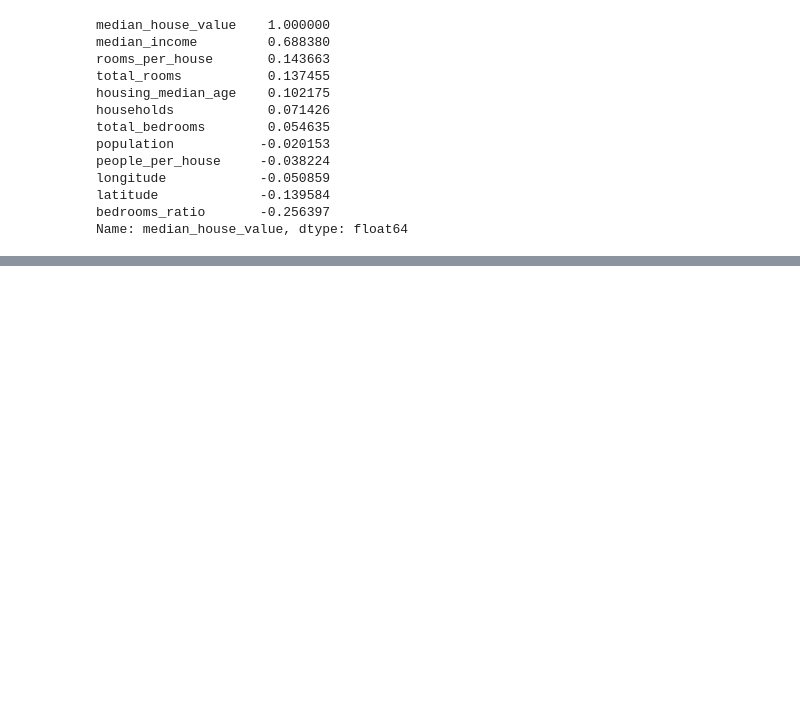
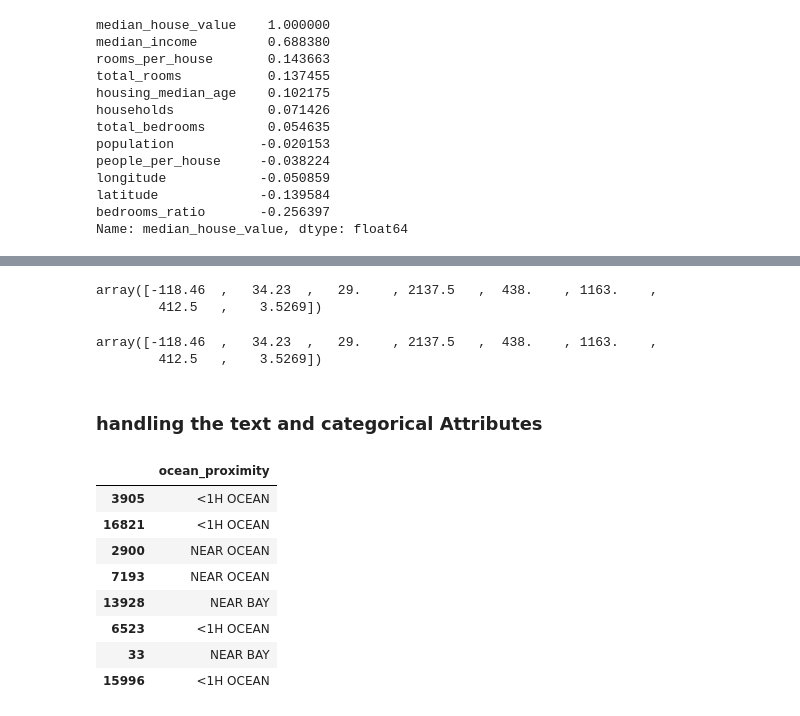
Before and after one commit to PR-HARIHARAN/From-Zero-to-AI, a Jupyter notebook: Machine_Learning/02_end_to_end_machine_learning_project.ipynb.ipynb, the cells around one changed output, grey strips where cells are left out. Saved outputs shown, nothing was run; the diff lists cells and outputs as text; code cells hidden in the pictures; blank space fills up the shorter version.

```diff
--- a/Machine_Learning/02_end_to_end_machine_learning_project.ipynb.ipynb
+++ b/Machine_Learning/02_end_to_end_machine_learning_project.ipynb.ipynb
@@ -190,3 +190,6 @@ longitude            -0.050859
 latitude             -0.139584
 bedrooms_ratio       -0.256397
 Name: median_house_value, dtype: float64
+# %%
+housing = strat_test_set.drop("median_house_value",axis=1)
+housing_labels = strat_train_set["median_house_value"].copy()
@@ -192,0 +206,7 @@ Name: median_house_value, dtype: float64
+# %%
+housing.dropna(subset=["total_bedrooms"],inplace=True) #option 1
+# %%
+housing.drop("total_bedrooms", axis=1, inplace=True) #option 2
+# %%
+median = housing["total_bedrooms"].median() #option 3
+housing["total_bedrooms"] = housing["total_bedrooms"].fillna(median)
@@ -192,0 +226,10 @@ Name: median_house_value, dtype: float64
+# %%
+imputer.statistics_
+# %% [output]
+array([-118.46  ,   34.23  ,   29.    , 2137.5   ,  438.    , 1163.    ,
+        412.5   ,    3.5269])
+# %%
+housing_num.median().values
+# %% [output]
+array([-118.46  ,   34.23  ,   29.    , 2137.5   ,  438.    , 1163.    ,
+        412.5   ,    3.5269])
@@ -192,0 +240,16 @@ Name: median_house_value, dtype: float64
+# %% [markdown]
+### handling the text and categorical Attributes
+# %%
+
+housing_cat = housing[['ocean_proximity']]
+housing_cat.head(8)
+# %% [output]
+|  | ocean_proximity |
+| 3905 | <1H OCEAN |
+| 16821 | <1H OCEAN |
+| 2900 | NEAR OCEAN |
+| 7193 | NEAR OCEAN |
+| 13928 | NEAR BAY |
+| 6523 | <1H OCEAN |
+| 33 | NEAR BAY |
+| 15996 | <1H OCEAN |
```
Also changed, not shown: parts of 23 cells of this notebook.
